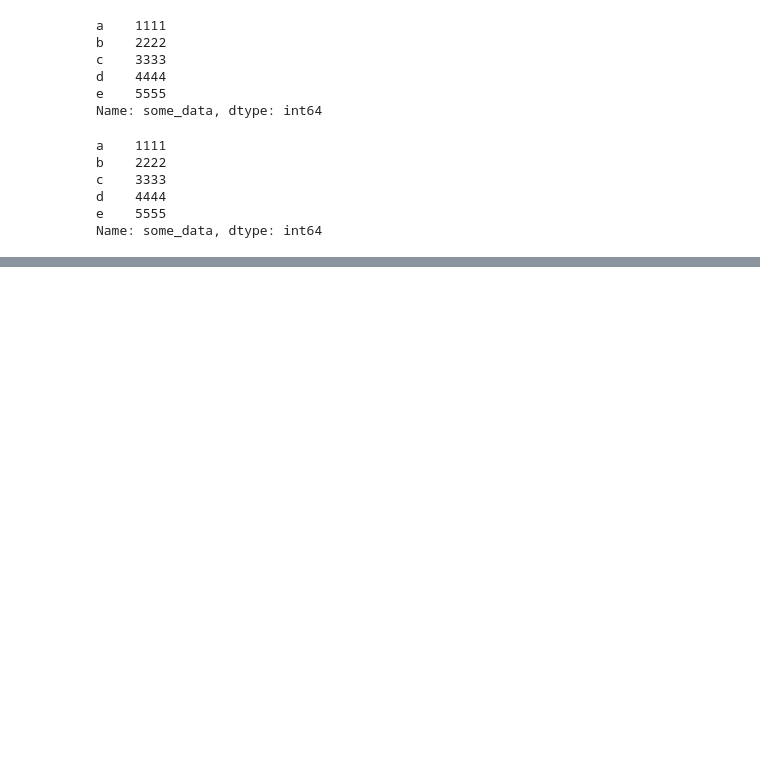
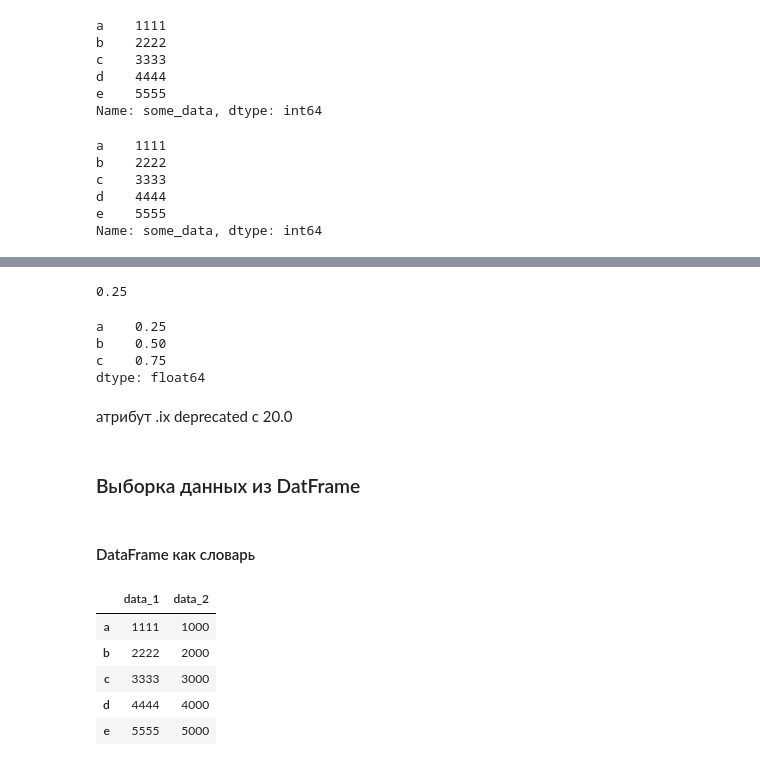
Before and after one commit to KonstantinKlepikov/all-python-ml-learning, a Jupyter notebook: pandas-learning.ipynb, the cells around one changed output, grey strips where cells are left out. Saved outputs shown, nothing was run; the diff lists cells and outputs as text; code cells hidden in the pictures; blank space fills up the shorter version.

```diff
--- a/pandas-learning.ipynb
+++ b/pandas-learning.ipynb
@@ -193,0 +382,30 @@ Name: some_data, dtype: int64
+# %%
+# атрибут .iloc - индексация с неявным индексом
+data.iloc[0]
+# %% [output]
+0.25
+# %%
+data.iloc[0:3]
+# %% [output]
+a    0.25
+b    0.50
+c    0.75
+dtype: float64
+# %% [markdown]
+атрибут .ix deprecated с 20.0
+# %% [markdown]
+### Выборка данных из DatFrame
+# %% [markdown]
+#### DataFrame  как словарь
+# %%
+data_1 = pd.Series(some_data)
+data_2 = pd.Series(some_data_1)
+data = pd.DataFrame({'data_1': data_1, 'data_2': data_2})
+data
+# %% [output]
+|  | data_1 | data_2 |
+| a | 1111 | 1000 |
+| b | 2222 | 2000 |
+| c | 3333 | 3000 |
+| d | 4444 | 4000 |
+| e | 5555 | 5000 |
```
Also changed, not shown: parts of 57 cells of this notebook.
